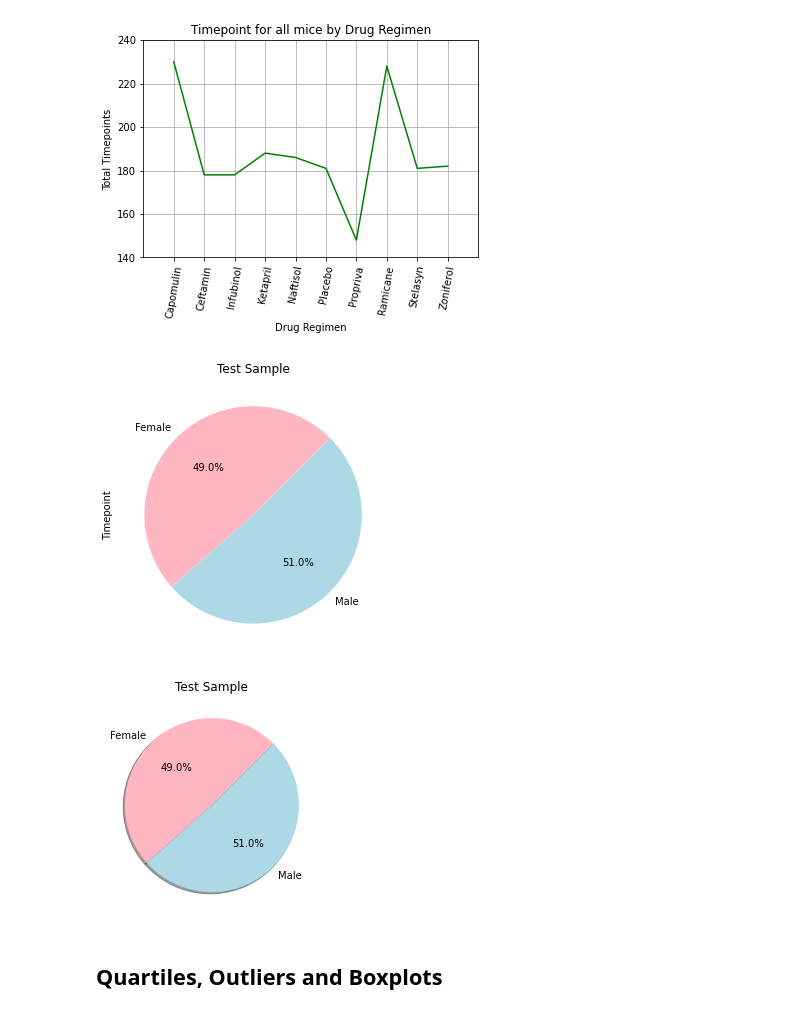
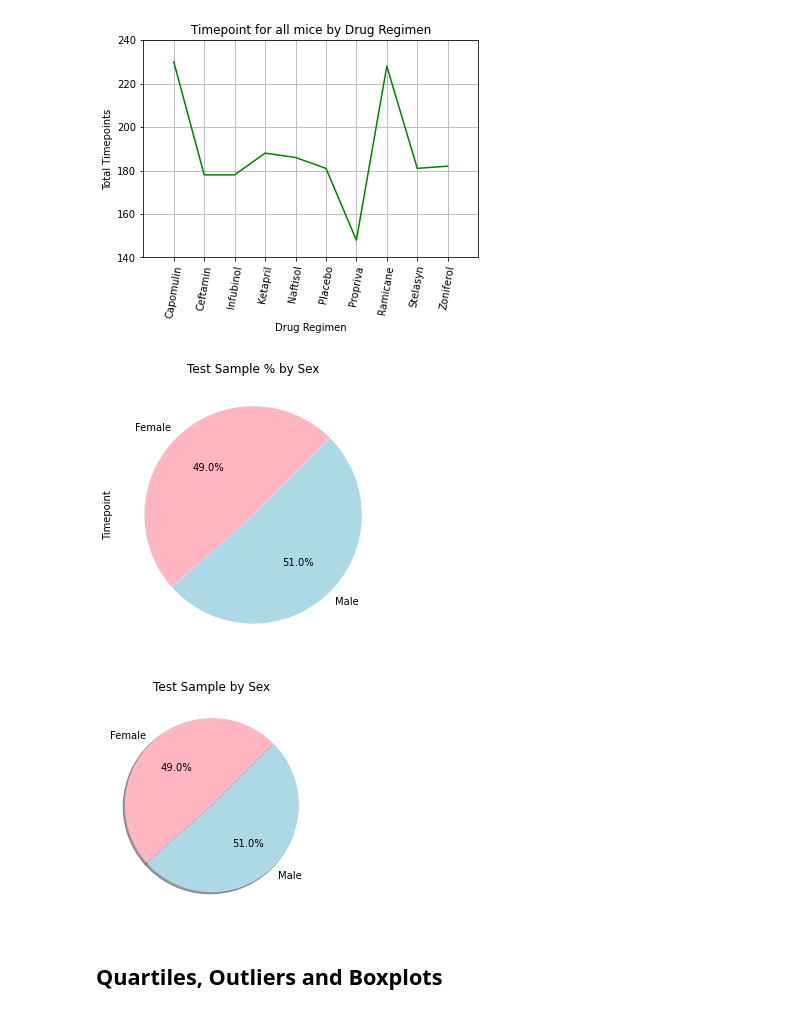
Before and after one commit to ML1758/matplotlib-challenge, a Jupyter notebook: Pymaceuticals/pymaceuticals.ipynb, the cells around one changed output. Saved outputs shown, nothing was run; the diff lists cells and outputs as text; code cells hidden in the pictures.

```diff
--- a/Pymaceuticals/pymaceuticals.ipynb
+++ b/Pymaceuticals/pymaceuticals.ipynb
@@ -222,41 +224,42 @@ plt.show()
 [figure]
 # %%
 # Generate a pie plot showing the distribution of female versus male mice using Pandas
-## WIP
+
+# get count by sex
 clean_group_df = clean_df.groupby(['Sex'])
 sex_group_df = pd.DataFrame(clean_group_df['Timepoint'].count())
-#sex_group_df
+
+# plot pie chat using pandas
 colors = ["lightpink", "lightblue"]
-
 plot = sex_group_df.plot.pie(y='Timepoint', figsize=(5, 5), autopct='%1.1f%%', startangle=45,
-                                 legend = False, title='Test Sample', colors=colors)
+                                 legend = False, title='Test Sample % by Sex', colors=colors)
 # %% [output]
-[figure, old version]
+[figure, new version]
 # %%
 # Generate a pie plot showing the distribution of female versus male mice using pyplot
 clean_group_df = clean_df.groupby(['Sex'])
 timepoint_count = clean_group_df['Timepoint'].count()
 
 # labels for the sections of our pie chart
 temp_df = clean_group_df.count()
 labels = list(temp_df.index.values.tolist())
 
 # values of each section of the pie chart
 sizes = clean_group_df['Timepoint'].count()
 
 # colors of each section of the pie chart
 colors = ["lightpink", "lightblue"]
 
 # plot pie chart
 plt.pie(sizes, labels=labels, colors=colors,autopct="%1.1f%%",
         shadow=True, startangle=45)
-plt.title("Test Sample");
+plt.title("Test Sample by Sex");
 
 # save an image of the chart and print it to the screen
-plt.savefig('Images/TestSample_pie_pyplot.png')
+plt.savefig('Images/TestSamplebySex_pie_pyplot.png')
 plt.show()
 # %% [output]
-[figure, old version]
+[figure, new version]
 # %% [markdown]
 ## Quartiles, Outliers and Boxplots
 # %%
```
Also changed, not shown: parts of 11 cells of this notebook, 6 other files.
